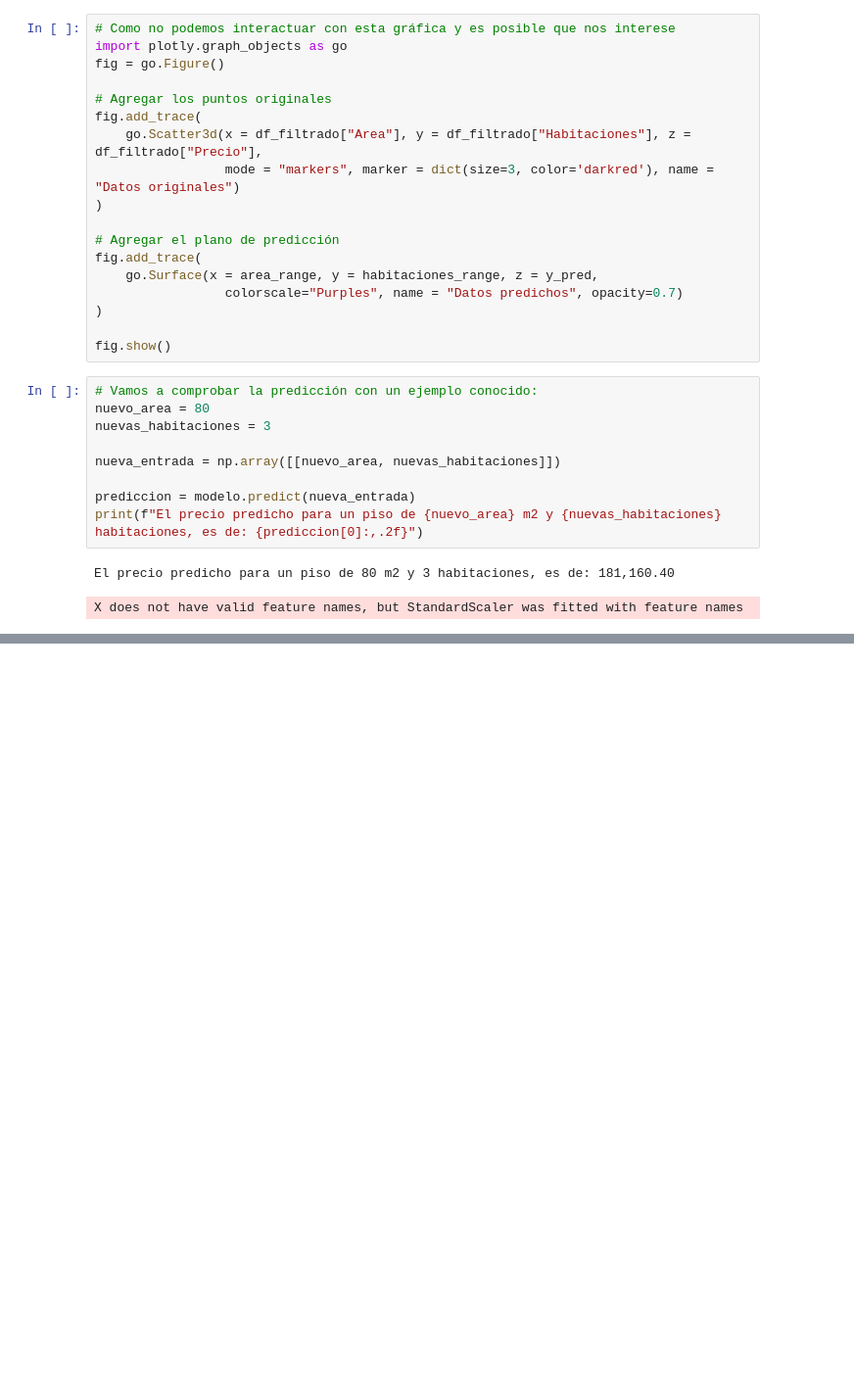
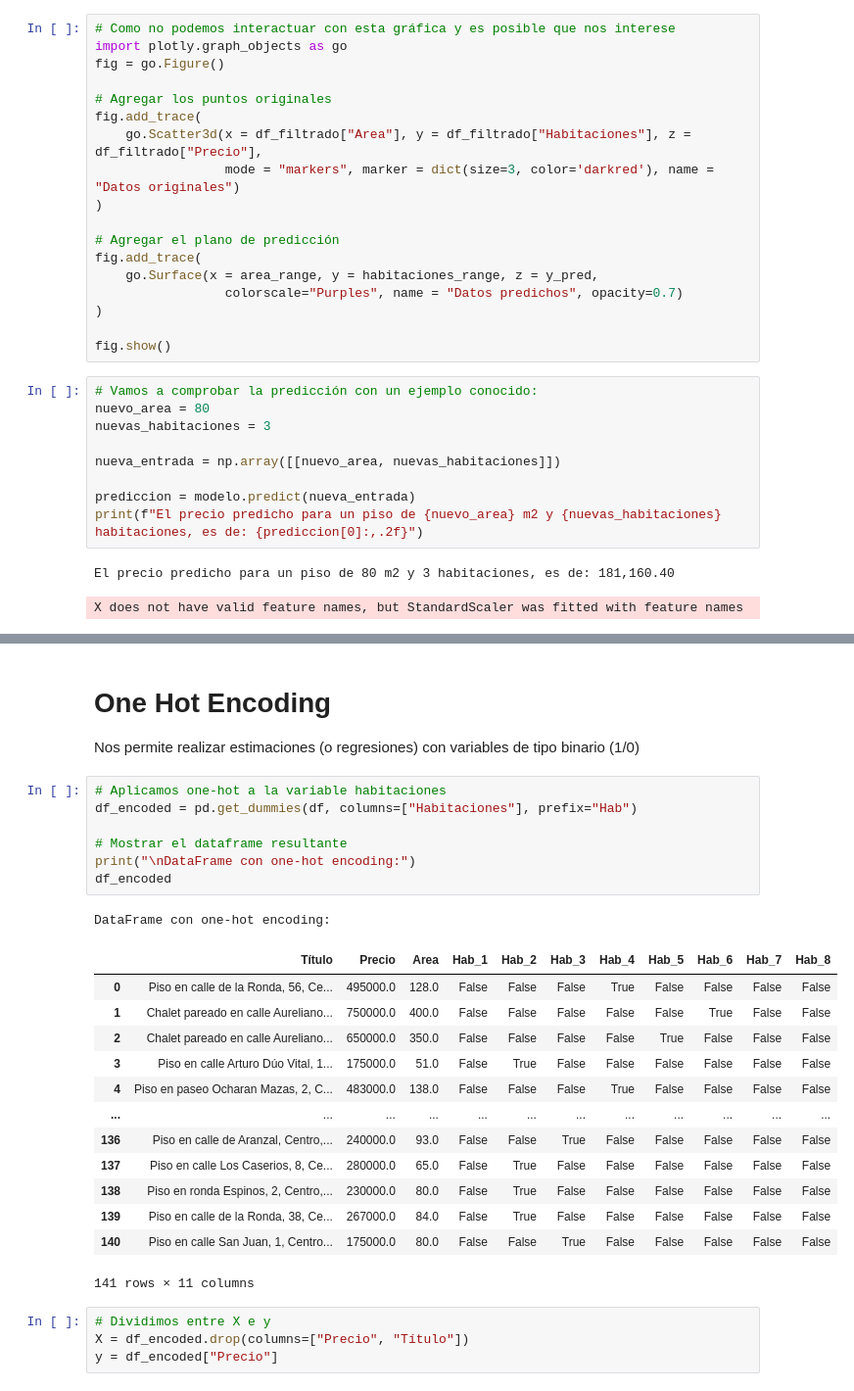
Before and after one commit to BigChunguus/ClaseIABD, a Jupyter notebook: PIA/pruebaPIA_1/UNIDAD_3/Notebooks/ejercicio_Regresion_Lineal.ipynb, the cells around one changed output, grey strips where cells are left out. Shown at 98% size. Drawn from its saved outputs; the diff is of its cells as text; blank space fills up the shorter version.

```diff
--- a/PIA/pruebaPIA_1/UNIDAD_3/Notebooks/ejercicio_Regresion_Lineal.ipynb
+++ b/PIA/pruebaPIA_1/UNIDAD_3/Notebooks/ejercicio_Regresion_Lineal.ipynb
@@ -321,0 +296,30 @@ Path to dataset files: C:\Users\IABD12\.cache\kagglehub\datasets\stefanoleone992
+# %% [markdown]
+# One Hot Encoding
+
+Nos permite realizar estimaciones (o regresiones) con variables de tipo binario (1/0)
+# %%
+# Aplicamos one-hot a la variable habitaciones
+df_encoded = pd.get_dummies(df, columns=["Habitaciones"], prefix="Hab")
+
+# Mostrar el dataframe resultante
+print("\nDataFrame con one-hot encoding:")
+df_encoded
+# %% [output]
+DataFrame con one-hot encoding:
+|  | Título | Precio | Area | Hab_1 | Hab_2 | Hab_3 | Hab_4 | Hab_5 | Hab_6 | Hab_7 | Hab_8 |
+| 0 | Piso en calle de la Ronda, 56, Ce... | 495000.0 | 128.0 | False | False | False | True | False | False | False | False |
+| 1 | Chalet pareado en calle Aureliano... | 750000.0 | 400.0 | False | False | False | False | False | True | False | False |
+| 2 | Chalet pareado en calle Aureliano... | 650000.0 | 350.0 | False | False | False | False | True | False | False | False |
+| 3 | Piso en calle Arturo Dúo Vital, 1... | 175000.0 | 51.0 | False | True | False | False | False | False | False | False |
+| 4 | Piso en paseo Ocharan Mazas, 2, C... | 483000.0 | 138.0 | False | False | False | True | False | False | False | False |
+| ... | ... | ... | ... | ... | ... | ... | ... | ... | ... | ... | ... |
+| 136 | Piso en calle de Aranzal, Centro,... | 240000.0 | 93.0 | False | False | True | False | False | False | False | False |
+| 137 | Piso en calle Los Caserios, 8, Ce... | 280000.0 | 65.0 | False | True | False | False | False | False | False | False |
+| 138 | Piso en ronda Espinos, 2, Centro,... | 230000.0 | 80.0 | False | True | False | False | False | False | False | False |
+| 139 | Piso en calle de la Ronda, 38, Ce... | 267000.0 | 84.0 | False | True | False | False | False | False | False | False |
+| 140 | Piso en calle San Juan, 1, Centro... | 175000.0 | 80.0 | False | False | True | False | False | False | False | False |
+141 rows × 11 columns
+# %%
+# Dividimos entre X e y
+X = df_encoded.drop(columns=["Precio", "Título"])
+y = df_encoded["Precio"]
```
Also changed, not shown: parts of 8 cells of this notebook, 17 other files.
